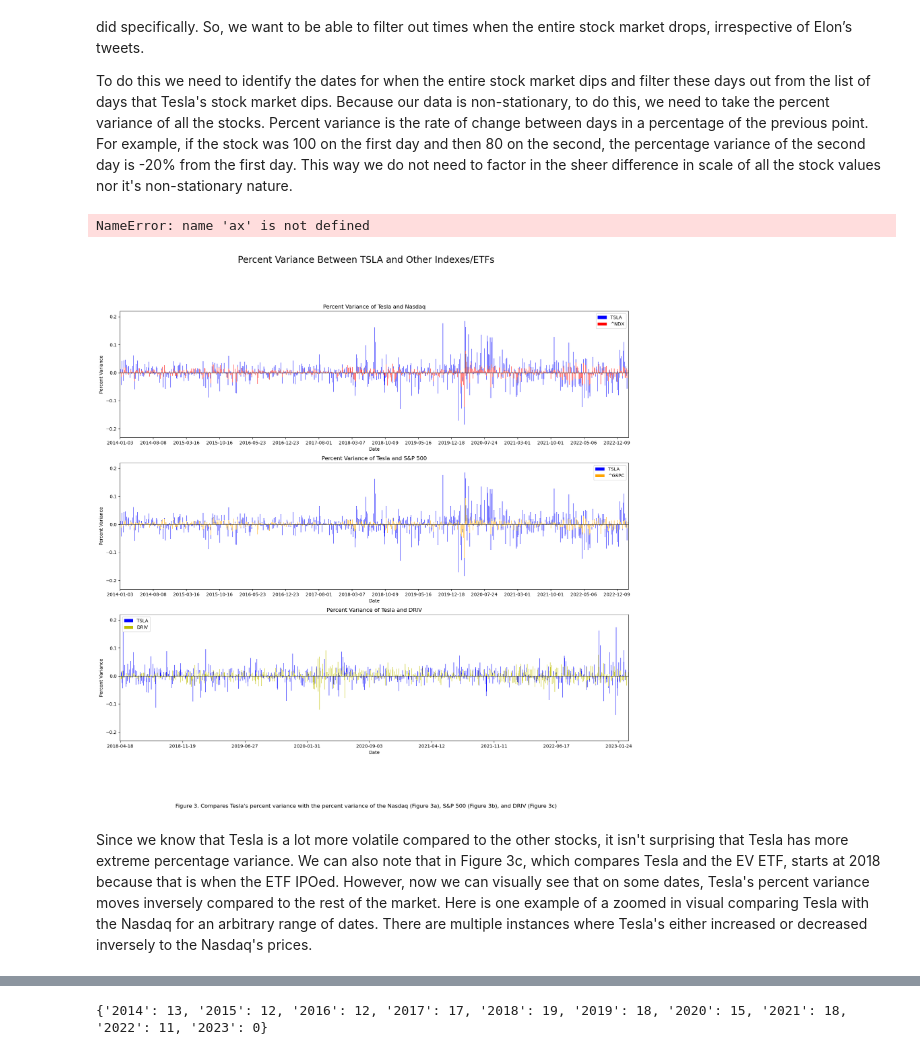
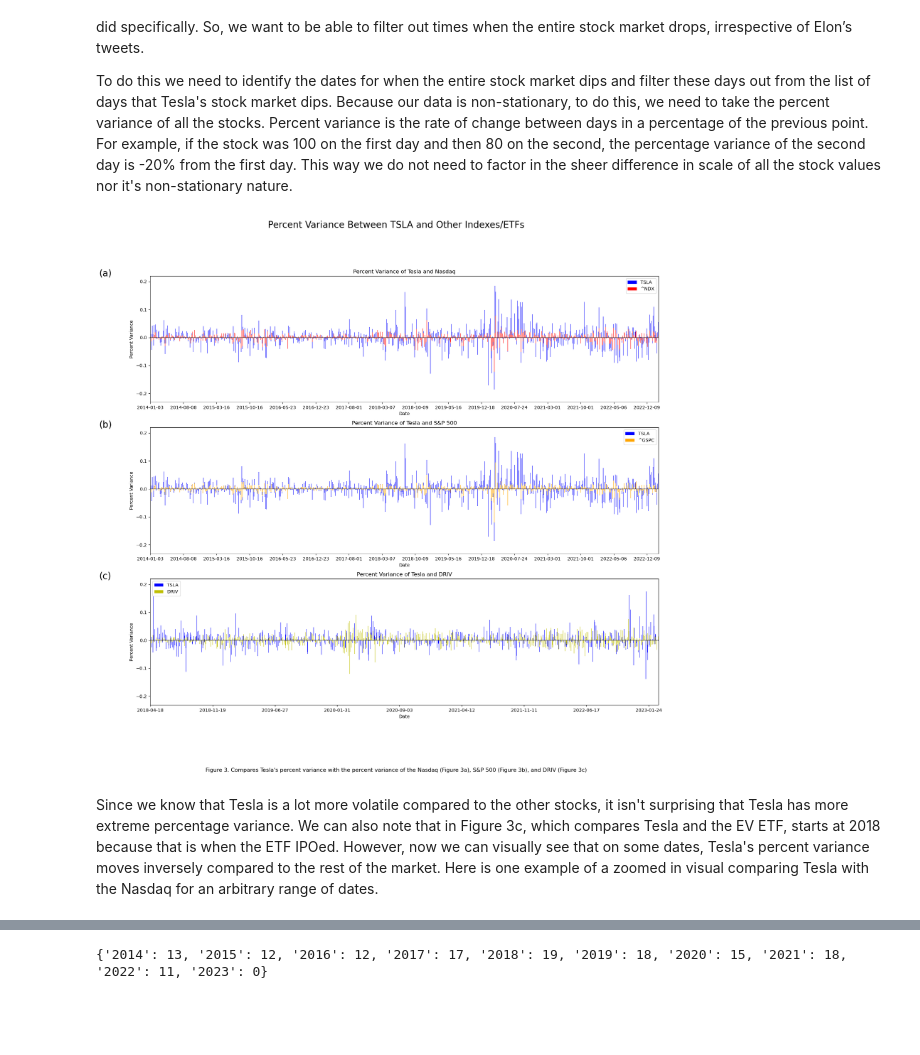
Before and after one commit to olincollege/twitter-vs-stock, a Jupyter notebook: main.ipynb, the cells around one changed output, grey strips where cells are left out. Drawn from its saved outputs; the diff is of its cells as text; code cells hidden in the pictures; blank space fills up the shorter version.

Commit message:
Fixed plotting issue

```diff
--- a/main.ipynb
+++ b/main.ipynb
@@ -372,7 +372,9 @@ locs, labels = plt.xticks()
 fig.suptitle("Percent Variance Between TSLA and Other Indexes/ETFs", fontsize= 20)
 
 #TSLA vs Nasdaq
-plt.subplot(3, 1, 1)
+ax = plt.subplot(3, 1, 1)
+plt.text(-0.1, 1, "(a)", transform=ax.transAxes, size=20) #Subplot figure
+
 tesla.get_variance_data().plot.bar(label=tesla.get_ticker(), color = 'b')
 nasdaq.get_variance_data().plot.bar(label=nasdaq.get_ticker(), color = 'r')
 plt.axhline(y = 0, color = 'black', linestyle = '-', alpha=0.5)
@@ -387,7 +389,9 @@ new_labels = [labels[::N][i].get_text()[0:10] for i in range(len(labels[::N]))]
 plt.xticks(locs[::N], new_labels)
 
 #TSLA vs S&P500
-plt.subplot(3, 1, 2)
+ax= plt.subplot(3, 1, 2)
+plt.text(-0.1, 1, "(b)", transform=ax.transAxes, size=20) #Subplot figure
+
 tesla.get_variance_data().plot.bar(label=tesla.get_ticker(), color = 'b')
 sp500.get_variance_data().plot.bar(label=sp500.get_ticker(), color = 'orange')
 plt.axhline(y = 0, color = 'black', linestyle = '-', alpha=0.5)
@@ -395,43 +399,38 @@ plt.axhline(y = 0, color = 'black', linestyle = '-', alpha=0.5)
 plt.xticks(rotation=0)
 plt.legend()
 plt.ylabel("Percent Variance")
 plt.title("Percent Variance of Tesla and S&P 500")
 locs, labels = plt.xticks()
 N = 150
 new_labels = [labels[::N][i].get_text()[0:10] for i in range(len(labels[::N]))]
 plt.xticks(locs[::N], new_labels)
 
 
 #TSLA vs DRIV
-plt.subplot(3, 1, 3)
+ax= plt.subplot(3, 1, 3)
+plt.text(-0.1, 1, "(c)", transform=ax.transAxes, size=20) #Subplot figure
+
 tesla.get_variance_data().plot.bar(label=tesla.get_ticker(), color = 'b')
 ev_etf.get_variance_data().plot.bar(label=ev_etf.get_ticker(), color = 'y')
 plt.axhline(y = 0, color = 'black', linestyle = '-', alpha=0.5)
 
 plt.xticks(rotation=0)
 plt.legend()
 plt.ylabel("Percent Variance")
 plt.title("Percent Variance of Tesla and DRIV")
 locs, labels = plt.xticks()
 N = 150
 new_labels = [labels[::N][i].get_text()[0:10] for i in range(len(labels[::N]))]
 plt.xticks(locs[::N], new_labels)
 
 
 caption="Figure 3. Compares Tesla's percent variance with the percent variance of the Nasdaq (Figure 3a), S&P 500 (Figure 3b), and DRIV (Figure 3c)"
 plt.figtext(0.5, -0.01, caption, wrap=True, horizontalalignment='center', fontsize=12)
 
-plt.text(-0.1, 4.4, "(a)", transform=ax.transAxes, size=20)
-plt.text(-0.1, 2.9, "(b)", transform=ax.transAxes, size=20)
-plt.text(-0.1, 1.5, "(c)", transform=ax.transAxes, size=20)
-
-
-
 plt.show()
 # %% [output]
-NameError: name 'ax' is not defined
-[figure, old version]
+[figure, new version]
 # %% [markdown]
-Since we know that Tesla is a lot more volatile compared to the other stocks, it isn't surprising that Tesla has more extreme percentage variance. We can also note that in Figure 3c, which compares Tesla and the EV ETF, starts at 2018 because that is when the ETF IPOed. However, now we can visually see that on some dates, Tesla's percent variance moves inversely compared to the rest of the market. Here is one example of a zoomed in visual comparing Tesla with the Nasdaq for an arbitrary range of dates. There are multiple instances where Tesla's either increased or decreased inversely to the Nasdaq's prices.
+Since we know that Tesla is a lot more volatile compared to the other stocks, it isn't surprising that Tesla has more extreme percentage variance. We can also note that in Figure 3c, which compares Tesla and the EV ETF, starts at 2018 because that is when the ETF IPOed. However, now we can visually see that on some dates, Tesla's percent variance moves inversely compared to the rest of the market. Here is one example of a zoomed in visual comparing Tesla with the Nasdaq for an arbitrary range of dates.
 # %%
 start_range =1250
```
Also changed, not shown: parts of 11 cells of this notebook.
